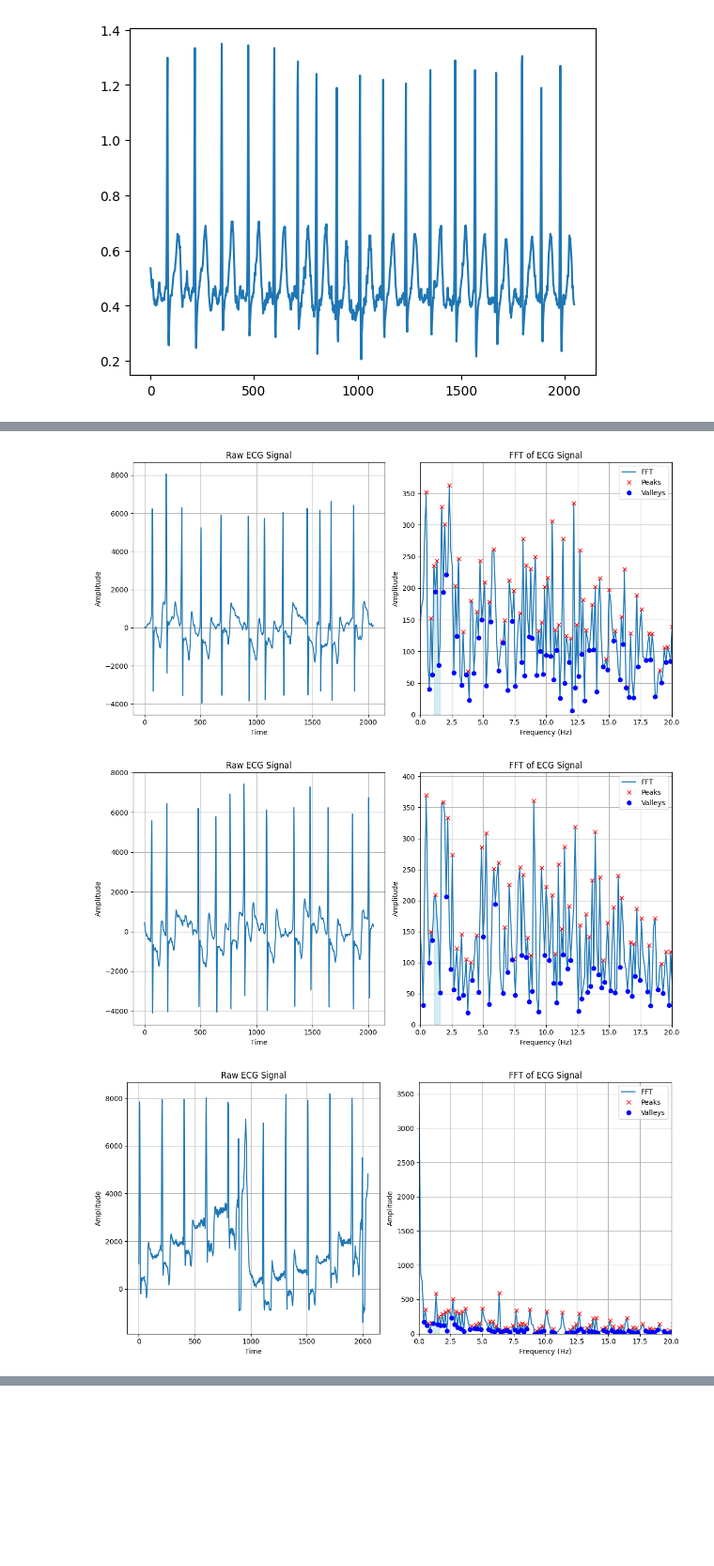
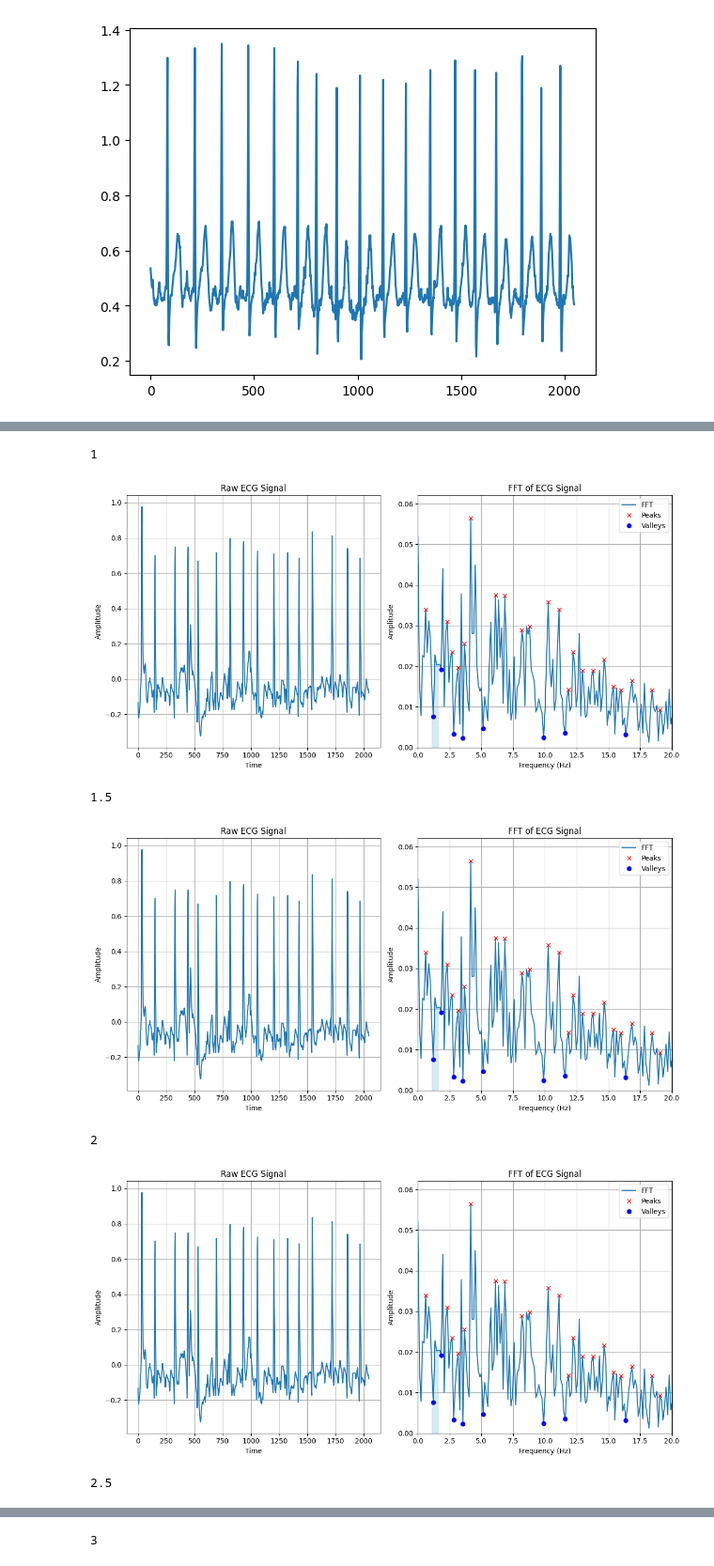
Before and after one commit to sarah-alabdulrazzak/RhythmGuard, a Jupyter notebook: Arrhythmia_Classification.ipynb, the cells around one changed output, grey strips where cells are left out. Shown at 94% size. Cells and saved outputs as stored; diff of their text form; code cells hidden in the pictures; blank space fills up the shorter version.

```diff
--- a/Arrhythmia_Classification.ipynb
+++ b/Arrhythmia_Classification.ipynb
@@ -248,7 +248,10 @@ def getWaveform(label, index, sampleType, startPoint=0, duration=chunk_len, true
             sampleType="II"
         elif(sampleType=="PPG"):
             sampleType="PLETH"
-        return pd.read_csv(df_filtered.loc[(df_filtered["Label"]==label) & (df_filtered["TrueAlarm"]==trueAlarm), "Path"].values[index])[sampleType].values[startPoint:startPoint+duration]
+        try:
+            return pd.read_csv(df_filtered.loc[(df_filtered["Label"]==label) & (df_filtered["TrueAlarm"]==trueAlarm), "Path"].values[index])[sampleType].values[startPoint:startPoint+duration]
+        except:
+            return pd.read_csv(df_filtered.loc[(df_filtered["Label"]==label) & (df_filtered["TrueAlarm"]==trueAlarm), "Path"].values[index])["V"].values[startPoint:startPoint+duration]
 # %%
 plt.plot(getWaveform("Atrial_Fibrillation", 0, "ECG"))
 # %% [output]
@@ -429,14 +398,11 @@ import matplotlib.pyplot as plt
 fs = 250
 
 # List of signals
-signals = [getWaveform("Ventricular_Flutter_Fib", 2, "ECG"),
-           getWaveform("Ventricular_Flutter_Fib", 3, "ECG"),
-           getWaveform("Ventricular_Tachycardia", 0, "ECG"),
-           getWaveform("Ventricular_Tachycardia", 1, "ECG"),
-           getWaveform("Tachycardia", 0, "ECG"),
-           getWaveform("Bradycardia", 0, "ECG")]
+signal = getWaveform("Atrial_Fibrillation", 1, "ECG")
+vals=[1, 1.5, 2, 2.5, 3, 5, 10]
 
-for signal in signals:
+for val in vals:
+    print(val)
     # Time-domain parameters
     N = len(signal)
 
@@ -446,35 +412,52 @@ for signal in signals:
     yf_processed = 2.0 / N * np.abs(yf[:N // 2])
 
     # Detect peaks and valleys
-    peaks, _ = find_peaks(yf_processed, prominence=0.00002)
-    valleys, _ = find_peaks(-yf_processed, prominence=0.00002)
+    peaks, _ = find_peaks(2.0/N * np.abs(yf[0:N//2]),
+                          height=None,
+                          threshold=None,
+                          distance=None,
+                          prominence=0.001,
+                          width=1.5,
+                          rel_height=0.5)
+
+    valleys, _ = find_peaks(-2.0/N * np.abs(yf[0:N//2]),
+                          height=None,
+                          threshold=None,
+                          distance=None,
+                          prominence=0.001,
+                          width=3,
+                          rel_height=0.5)
 
     # Plot raw signal and its FFT
     fig, ax = plt.subplots(1, 2, figsize=(12, 6))
 
     # Left plot: Raw signal
     ax[0].plot(signal)
     ax[0].set_title('Raw ECG Signal')
     ax[0].set_xlabel('Time')
     ax[0].set_ylabel('Amplitude')
     ax[0].grid()
 
     # Right plot: FFT
     ax[1].plot(xf, yf_processed, label='FFT')
     ax[1].plot(xf[peaks], yf_processed[peaks], "x", label="Peaks", color='red')
     ax[1].plot(xf[valleys], yf_processed[valleys], "o", label="Valleys", color='blue')
     ax[1].fill_between(xf, yf_processed, where=(xf >= 1) & (xf <= 1.67), color='lightblue', alpha=0.5)
     ax[1].set_xlim([0, 20])
     ax[1].set_ylim([0, max(yf_processed) * 1.1])  # Dynamic amplitude limit
     ax[1].set_title('FFT of ECG Signal')
     ax[1].set_xlabel('Frequency (Hz)')
     ax[1].set_ylabel('Amplitude')
     ax[1].grid()
     ax[1].legend()
 
     plt.tight_layout()
     plt.show()
 # %% [output]
+1
-[figure, old version]
+[figure, new version]
+1.5
-[figure, old version]
+[figure, new version]
+2
-[figure, old version]
+[figure, new version]
+2.5
@@ -481,0 +465 @@ for signal in signals:
+3
```
Also changed, not shown: parts of 9 cells of this notebook.
